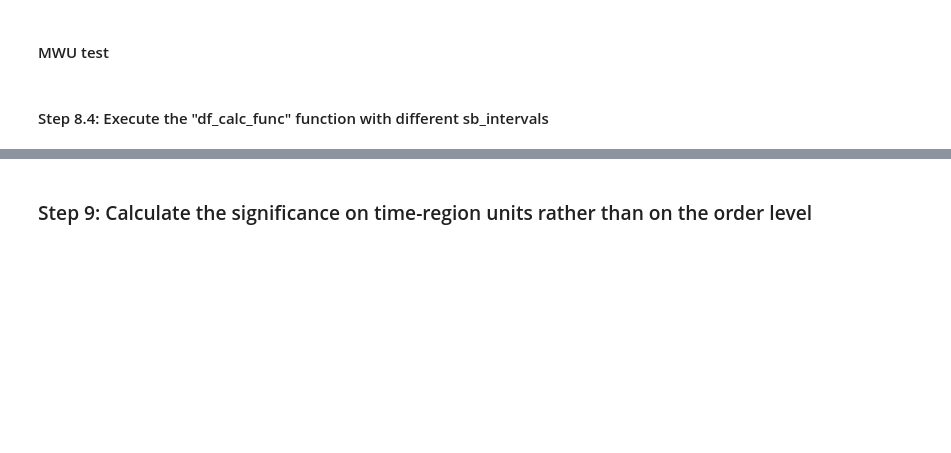
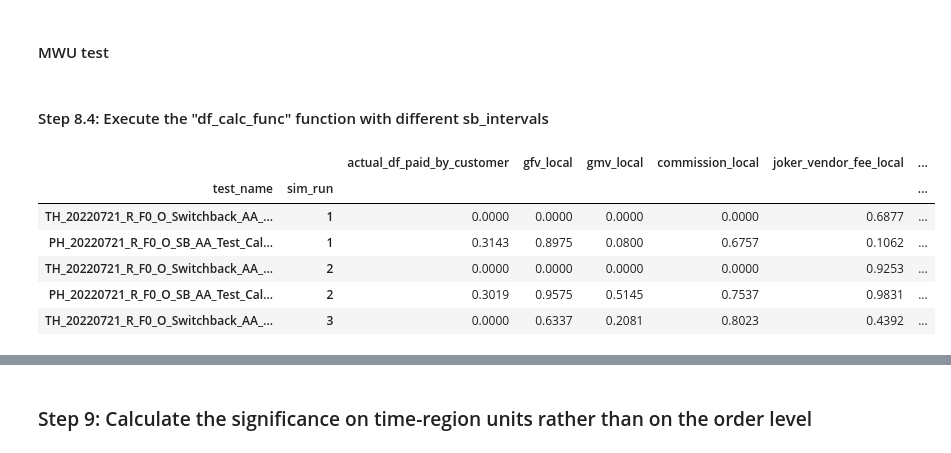
Before and after one commit to omar-elmaria/switchback_test_dag, a Jupyter notebook: notebooks/deep_dive_analyses.ipynb, the cells around one changed output, grey strips where cells are left out. Drawn from its saved outputs; the diff is of its cells as text; code cells hidden in the pictures; blank space fills up the shorter version.

```diff
--- a/notebooks/deep_dive_analyses.ipynb
+++ b/notebooks/deep_dive_analyses.ipynb
@@ -281,9 +313,34 @@ def df_calc_func(experiment, data, sb_interval, rand_determ_assign):
 # %% [markdown]
 #### Step 8.4: Execute the "df_calc_func" function with different sb_intervals
-# %%
-df_mapping, df_play, df_play_on_orders, df_play_off_orders, df_play_per_order, df_play_tot, df_play_final_pval = df_calc_func(
-    data = df_raw_data,
-    experiment = 'TH_20220721_R_F0_O_Switchback_AA_Test_Trang',
-    sb_interval = 2,
-    rand_determ_assign = 'random'
-)
+# %%
+df_pval_mwu_test_sims = []
+for i in range(0, 60): # 60 simulations
+    df_pval_mwu_test_iter = []
+
+    for test in params:
+        df_mapping, df_play, df_play_on_orders, df_play_off_orders, df_play_per_order, df_play_tot, df_play_final_pval = df_calc_func(
+            data = df_raw_data,
+            test_name = test['exp_name'],
+            test_start = test['exp_start'],
+            test_end = test['exp_end'],
+            sb_interval_hr = 24,
+            sb_groupby_col = 'treatment_status_by_time',
+            rand_determ_assign = 'random'
+        )
+        df_pval_mwu_test_iter.append(df_play_final_pval)
+    df_pval_mwu_test_iter = pd.concat(df_pval_mwu_test_iter)
+    df_pval_mwu_test_iter['sim_run'] = i + 1
+    df_pval_mwu_test_iter.set_index('sim_run', append = True, inplace = True)
+
+    df_pval_mwu_test_sims.append(df_pval_mwu_test_iter)
+
+df_pval_mwu_test_sims = pd.concat(df_pval_mwu_test_sims)
+df_pval_mwu_test_sims.head(5).style.format(precision = 4).applymap(color_sig_green)
+# %% [output]
+|  |  | actual_df_paid_by_customer | gfv_local | gmv_local | commission_local | joker_vendor_fee_local | ... |
+| test_name | sim_run |  |  |  |  |  | ... |
+| TH_20220721_R_F0_O_Switchback_AA_... | 1 | 0.0000 | 0.0000 | 0.0000 | 0.0000 | 0.6877 | ... |
+| PH_20220721_R_F0_O_SB_AA_Test_Cal... | 1 | 0.3143 | 0.8975 | 0.0800 | 0.6757 | 0.1062 | ... |
+| TH_20220721_R_F0_O_Switchback_AA_... | 2 | 0.0000 | 0.0000 | 0.0000 | 0.0000 | 0.9253 | ... |
+| PH_20220721_R_F0_O_SB_AA_Test_Cal... | 2 | 0.3019 | 0.9575 | 0.5145 | 0.7537 | 0.9831 | ... |
+| TH_20220721_R_F0_O_Switchback_AA_... | 3 | 0.0000 | 0.6337 | 0.2081 | 0.8023 | 0.4392 | ... |
```
Also changed, not shown: parts of 6 cells of this notebook.
